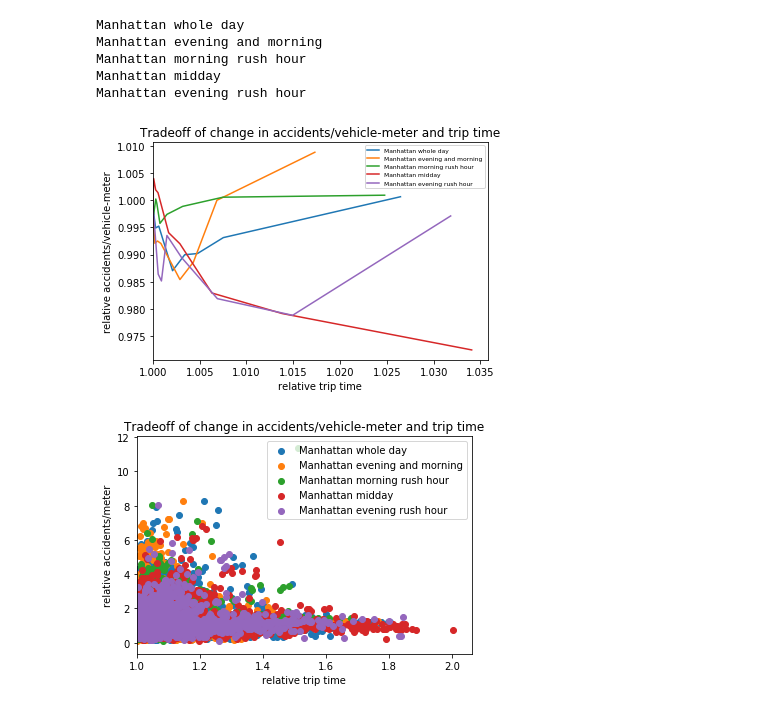
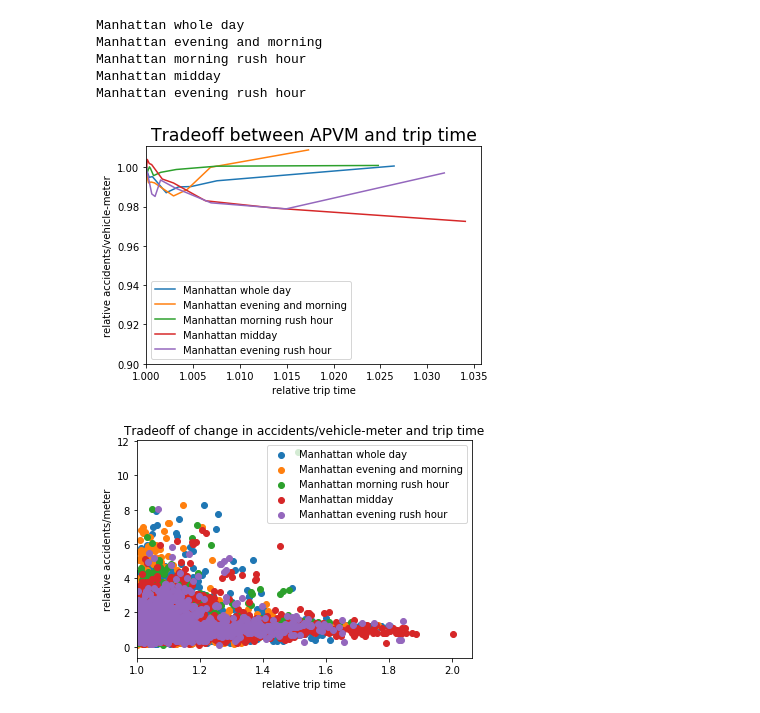
Before and after one commit to dcarmod2/VisionZeroTheory_Submission, a Jupyter notebook: MAIN_comparePlots_vehmi.ipynb, the cells around one changed output. Cells and saved outputs as stored; diff of their text form; code cells hidden in the pictures.

Commit message:
Updated font sizes and added histogram notebook

```diff
--- a/MAIN_comparePlots_vehmi.ipynb
+++ b/MAIN_comparePlots_vehmi.ipynb
@@ -42,19 +42,20 @@ Manhattan evening rush hour
 # %%
 plotter.figure()
 for windowname,tradeoff in TradeoffDict.items():
     points=tradeoff.curve()
     #print("points: "+str(points))
     plotter.plot(points["rel_time"],points["rel_APVM"],label=windowname)
 plotter.xlim(1,)
-plotter.title("Tradeoff of change in accidents/vehicle-meter and trip time")
-plotter.xlabel("relative trip time")
-plotter.ylabel("relative accidents/vehicle-meter")
-plotter.legend(loc=0,prop={'size':6})
+plotter.ylim(0.9,)
+plotter.title("Tradeoff between APVM and trip time",fontsize='xx-large')
+plotter.xlabel("relative trip time",fontsize='medium')
+plotter.ylabel("relative accidents/vehicle-meter",fontsize='medium')
+plotter.legend(loc=0,prop={'size':10})
 plotter.savefig(curvefigfile,bbox_inches='tight')
 plotter.show()
 plotter.close()
 # %% [output]
-[figure, old version]
+[figure, new version]
 # %%
 plotter.figure()
 for windowname,tradeoff in TradeoffDict.items():
```
Also changed, not shown: 5 other files.
